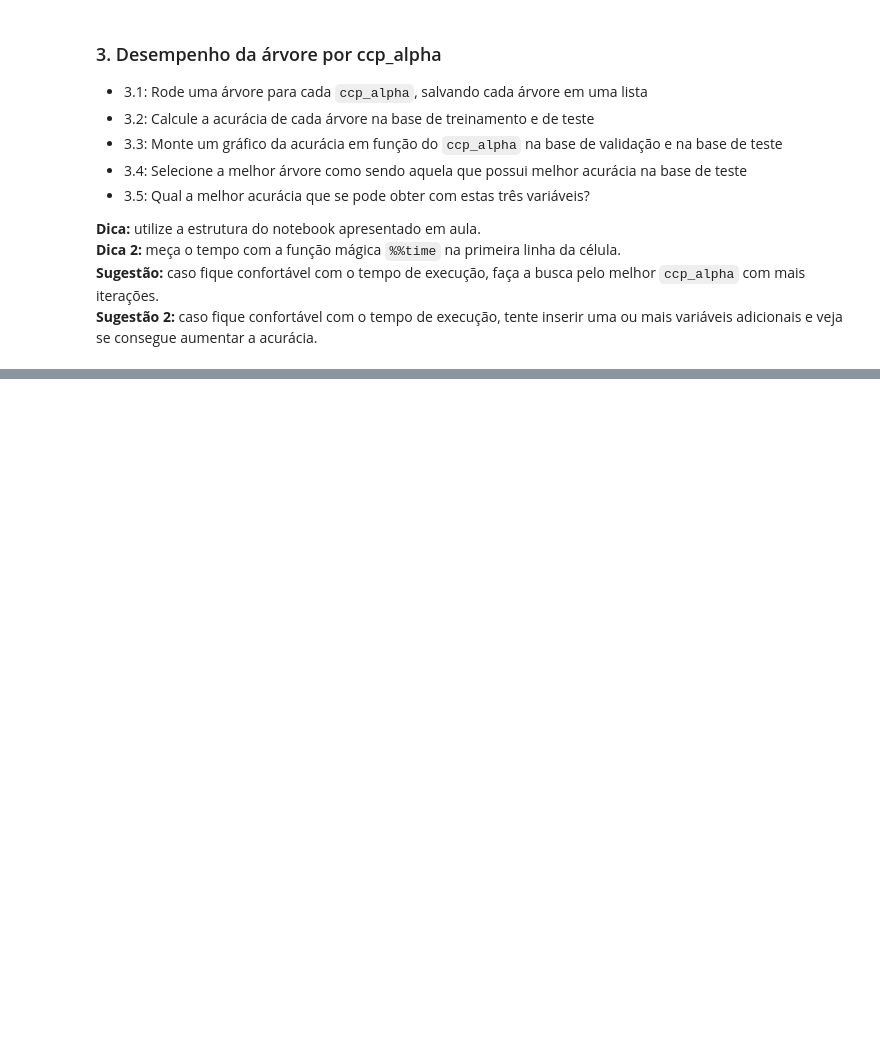
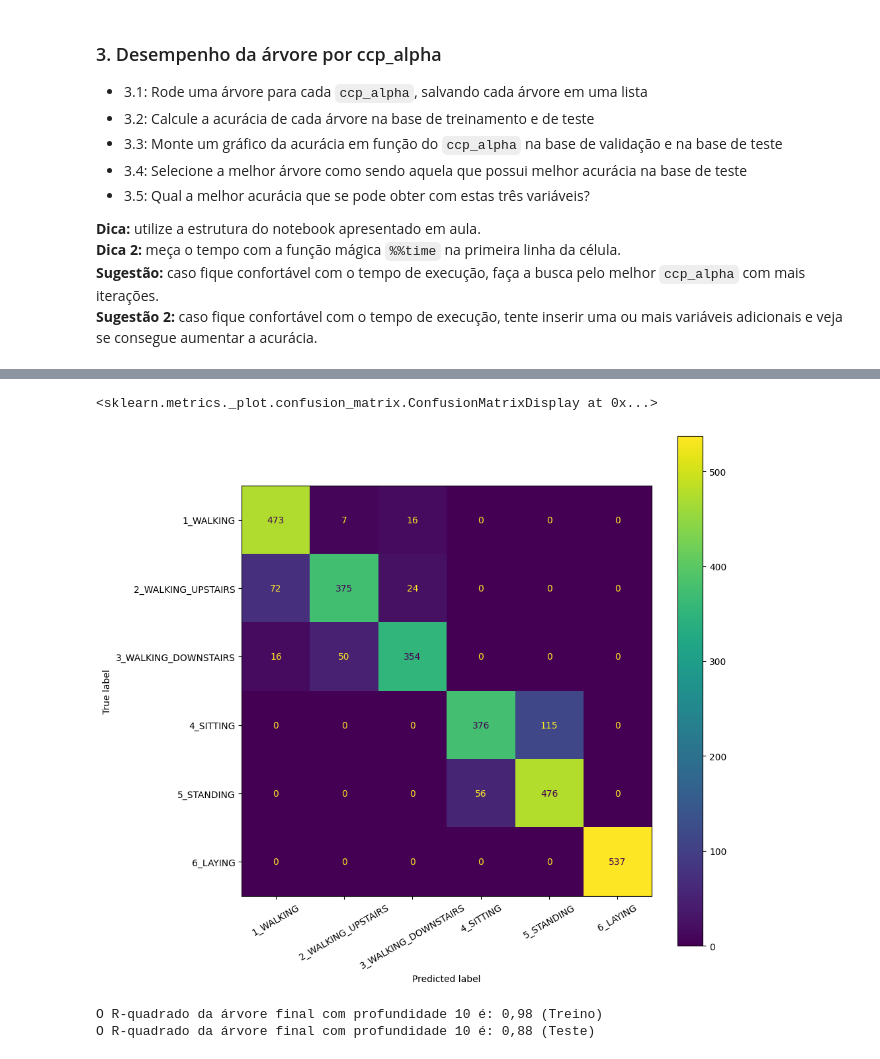
Before and after one commit to marceloaires7/EBAC-Aulas, a Jupyter notebook: Modulo17/Exercício_Cientista_de_dados_Módulo17/Exercício 1/Modulo17Exercicio1.ipynb, the cells around one changed output, grey strips where cells are left out. Saved outputs shown, nothing was run; the diff lists cells and outputs as text; code cells hidden in the pictures; blank space fills up the shorter version.

```diff
--- a/Modulo17/Exercício_Cientista_de_dados_Módulo17/Exercício 1/Modulo17Exercicio1.ipynb
+++ b/Modulo17/Exercício_Cientista_de_dados_Módulo17/Exercício 1/Modulo17Exercicio1.ipynb
@@ -191,0 +293,6 @@ UsageError: %%time is a cell magic, but the cell body is empty. Did you mean the
+# %%
+# Melhor árvore de acordo com Acurácia x ccp_alpha.
+
+ind_melhor_arvore = len(test_scores) - test_scores[::-1].index(max(test_scores)) - 1
+melhor_arvore = clfs[ind_melhor_arvore]
+melhor_arvore
@@ -191,0 +315,26 @@ UsageError: %%time is a cell magic, but the cell body is empty. Did you mean the
+# %%
+# Avaliando o Resultado através da Matrix de Confusão.
+
+from sklearn.metrics import ConfusionMatrixDisplay
+import sklearn.metrics as metrics
+plt.rc('figure',figsize=(10,10))
+cm = metrics.confusion_matrix(y_true=y_test,y_pred=melhor_arvore.predict(X_test))
+cmd = ConfusionMatrixDisplay(confusion_matrix=cm, display_labels=y_test['Atividade'].sort_values().unique())
+cmd.plot(xticks_rotation=30)
+# %% [output]
+<sklearn.metrics._plot.confusion_matrix.ConfusionMatrixDisplay at 0x...>
+[figure, added]
+# %%
+# Calculo do R-quadrado.
+R2_train = melhor_arvore.score(X_train, y_train)
+R2_test = melhor_arvore.score(X_test, y_test)
+
+# Definindo um template.
+template = "O R-quadrado da árvore final com profundidade {0} é: {1:.2f}"
+
+# Imprimindo Resultado.
+print(template.format(melhor_arvore.get_depth(), R2_train).replace(".", ",")+" (Treino)")
+print(template.format(melhor_arvore.get_depth(), R2_test).replace(".", ",")+" (Teste)")
+# %% [output]
+O R-quadrado da árvore final com profundidade 10 é: 0,98 (Treino)
+O R-quadrado da árvore final com profundidade 10 é: 0,88 (Teste)
```
Also changed, not shown: parts of 18 cells of this notebook, 5 other files.
